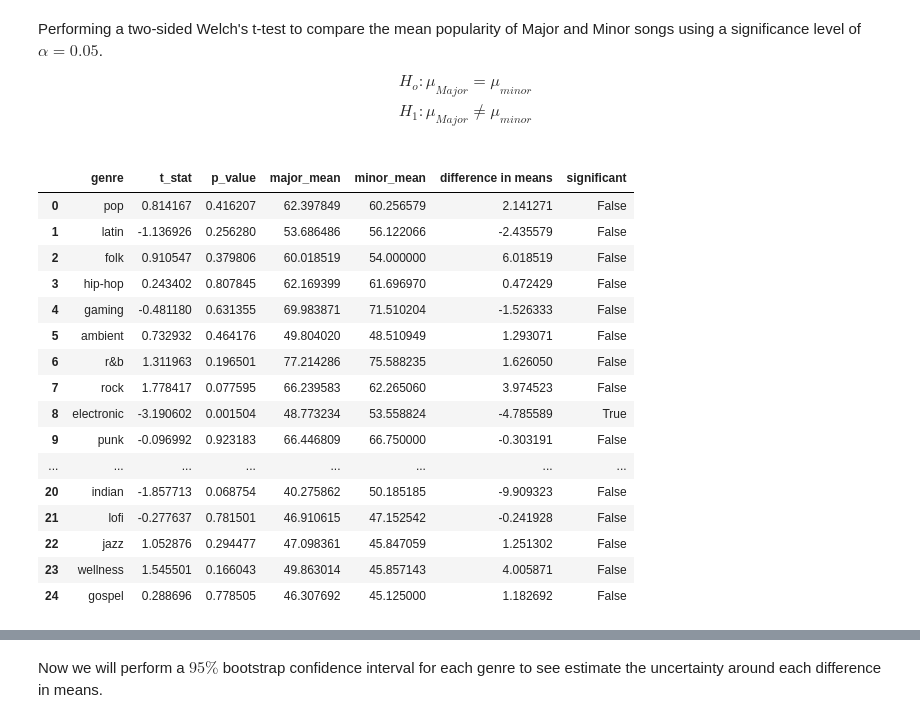
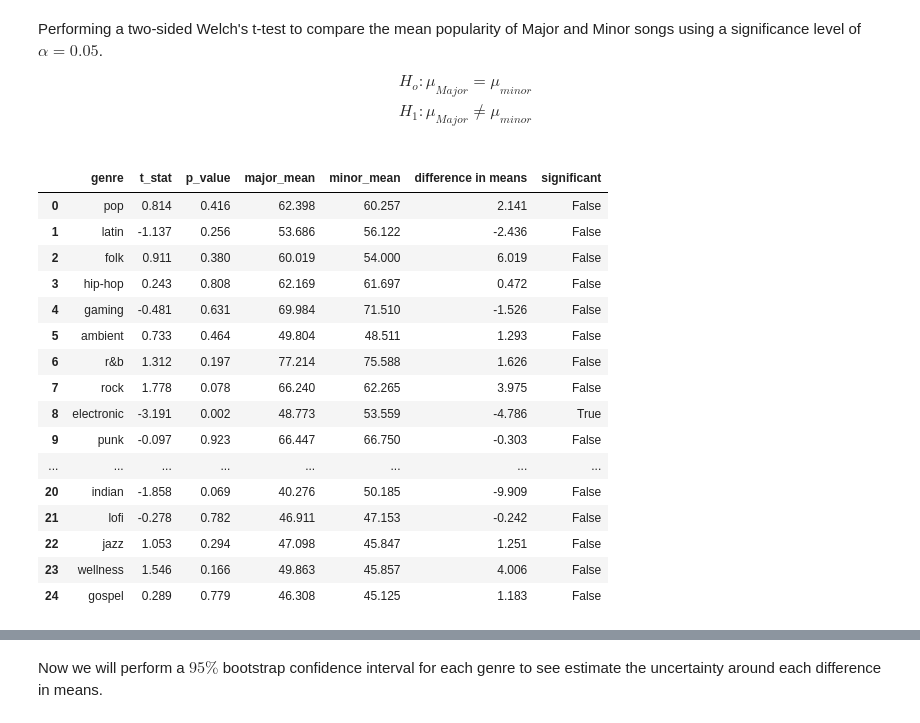
Before and after one commit to tylergarf/CU_STAT5000_Final_Proj, a Jupyter notebook: notebooks/03-Eriks-analysis.ipynb, the cells around one changed output, grey strips where cells are left out. Saved outputs shown, nothing was run; the diff lists cells and outputs as text; code cells hidden in the pictures.

Commit message:
Added code for Tables

```diff
--- a/notebooks/03-Eriks-analysis.ipynb
+++ b/notebooks/03-Eriks-analysis.ipynb
@@ -125,23 +125,24 @@ def welch_ttest(data, genre):
 # %%
 genres = eligible_genre_data["playlist_genre"].unique()
 welch_results = pd.DataFrame([welch_ttest(eligible_genre_data, genre) for genre in genres])
 welch_results["significant"] = welch_results["p_value"] < 0.05
-display(welch_results)
+welch_results = welch_results.round(3)
+welch_results
 # %% [output]
 |  | genre | t_stat | p_value | major_mean | minor_mean | difference in means | significant |
-| 0 | pop | 0.814167 | 0.416207 | 62.397849 | 60.256579 | 2.141271 | False |
-| 1 | latin | -1.136926 | 0.256280 | 53.686486 | 56.122066 | -2.435579 | False |
-| 2 | folk | 0.910547 | 0.379806 | 60.018519 | 54.000000 | 6.018519 | False |
-| 3 | hip-hop | 0.243402 | 0.807845 | 62.169399 | 61.696970 | 0.472429 | False |
-| 4 | gaming | -0.481180 | 0.631355 | 69.983871 | 71.510204 | -1.526333 | False |
-| 5 | ambient | 0.732932 | 0.464176 | 49.804020 | 48.510949 | 1.293071 | False |
-| 6 | r&b | 1.311963 | 0.196501 | 77.214286 | 75.588235 | 1.626050 | False |
-| 7 | rock | 1.778417 | 0.077595 | 66.239583 | 62.265060 | 3.974523 | False |
-| 8 | electronic | -3.190602 | 0.001504 | 48.773234 | 53.558824 | -4.785589 | True |
-| 9 | punk | -0.096992 | 0.923183 | 66.446809 | 66.750000 | -0.303191 | False |
+| 0 | pop | 0.814 | 0.416 | 62.398 | 60.257 | 2.141 | False |
+| 1 | latin | -1.137 | 0.256 | 53.686 | 56.122 | -2.436 | False |
+| 2 | folk | 0.911 | 0.380 | 60.019 | 54.000 | 6.019 | False |
+| 3 | hip-hop | 0.243 | 0.808 | 62.169 | 61.697 | 0.472 | False |
+| 4 | gaming | -0.481 | 0.631 | 69.984 | 71.510 | -1.526 | False |
+| 5 | ambient | 0.733 | 0.464 | 49.804 | 48.511 | 1.293 | False |
+| 6 | r&b | 1.312 | 0.197 | 77.214 | 75.588 | 1.626 | False |
+| 7 | rock | 1.778 | 0.078 | 66.240 | 62.265 | 3.975 | False |
+| 8 | electronic | -3.191 | 0.002 | 48.773 | 53.559 | -4.786 | True |
+| 9 | punk | -0.097 | 0.923 | 66.447 | 66.750 | -0.303 | False |
 | ... | ... | ... | ... | ... | ... | ... | ... |
-| 20 | indian | -1.857713 | 0.068754 | 40.275862 | 50.185185 | -9.909323 | False |
-| 21 | lofi | -0.277637 | 0.781501 | 46.910615 | 47.152542 | -0.241928 | False |
-| 22 | jazz | 1.052876 | 0.294477 | 47.098361 | 45.847059 | 1.251302 | False |
-| 23 | wellness | 1.545501 | 0.166043 | 49.863014 | 45.857143 | 4.005871 | False |
-| 24 | gospel | 0.288696 | 0.778505 | 46.307692 | 45.125000 | 1.182692 | False |
+| 20 | indian | -1.858 | 0.069 | 40.276 | 50.185 | -9.909 | False |
+| 21 | lofi | -0.278 | 0.782 | 46.911 | 47.153 | -0.242 | False |
+| 22 | jazz | 1.053 | 0.294 | 47.098 | 45.847 | 1.251 | False |
+| 23 | wellness | 1.546 | 0.166 | 49.863 | 45.857 | 4.006 | False |
+| 24 | gospel | 0.289 | 0.779 | 46.308 | 45.125 | 1.183 | False |
```
Also changed, not shown: parts of 3 cells of this notebook, 5 other files.
